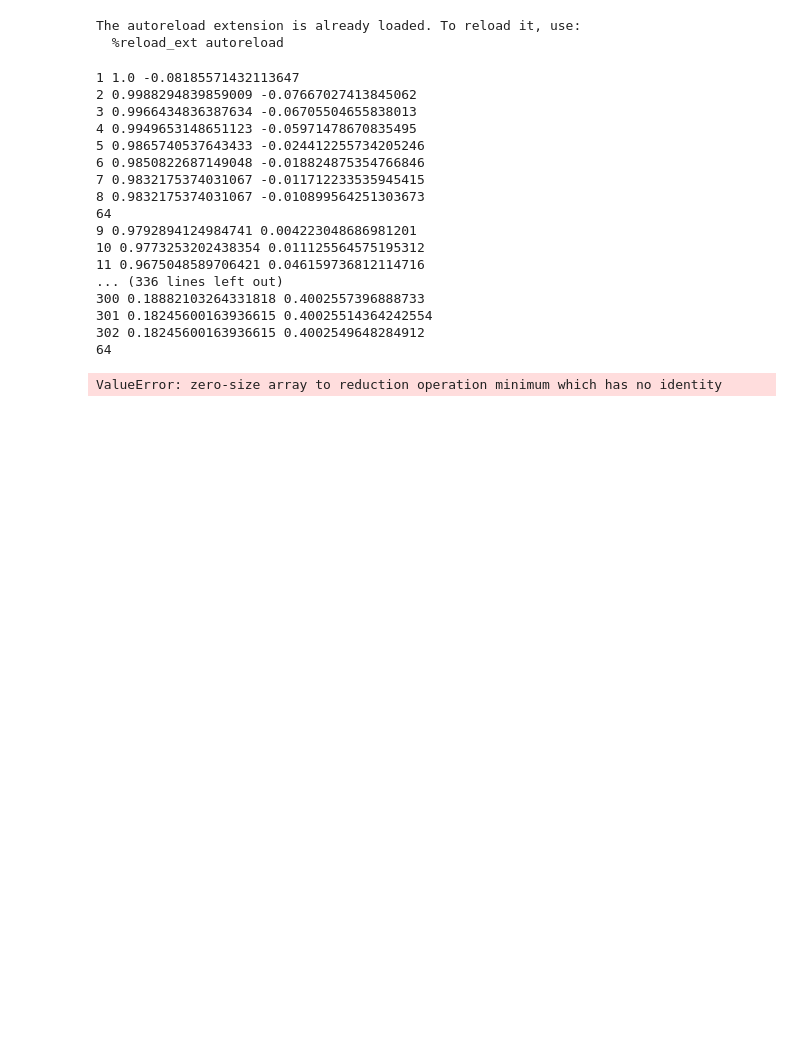
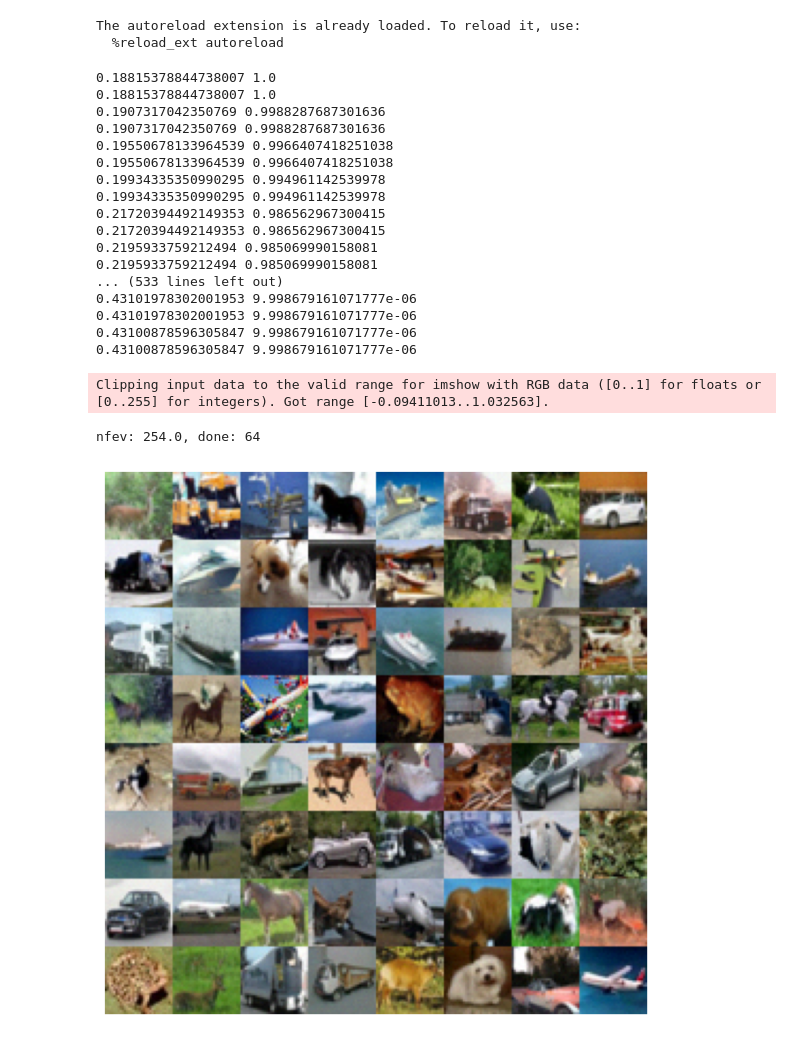
Before and after one commit to HGGshiwo/score_sde_pytorch, a Jupyter notebook: test_env.ipynb, the cells around one changed output. Drawn from its saved outputs; the diff is of its cells as text; code cells hidden in the pictures; blank space fills up the shorter version.

```diff
--- a/test_env.ipynb
+++ b/test_env.ipynb
@@ -57,35 +57,30 @@ env = RK45Env(
 # %% [output]
 The autoreload extension is already loaded. To reload it, use:
   %reload_ext autoreload
-# %%
-samples = None
-def callback(env, td):
-    global samples, step
-    samples = td["z"][td["done"]]
-
-rollout = env.rollout(1000, break_when_any_done=True, callback=callback)
-samples = rollout["z"][rollout["done"][:, -1], -1]
-show_samples(samples)
-# %% [output]
-1 1.0 -0.08185571432113647
-2 0.9988294839859009 -0.07667027413845062
-3 0.9966434836387634 -0.06705504655838013
-4 0.9949653148651123 -0.05971478670835495
-5 0.9865740537643433 -0.024412255734205246
-6 0.9850822687149048 -0.018824875354766846
-7 0.9832175374031067 -0.011712233535945415
-8 0.9832175374031067 -0.010899564251303673
-64
-9 0.9792894124984741 0.004223048686981201
-10 0.9773253202438354 0.011125564575195312
-11 0.9675048589706421 0.046159736812114716
-... (336 lines left out)
-300 0.18882103264331818 0.4002557396888733
-301 0.18245600163936615 0.40025514364242554
-302 0.18245600163936615 0.4002549648284912
-64
-ValueError: zero-size array to reduction operation minimum which has no identity
-[figure, removed]
+# %%
+samples = env.sample()
+show_samples(samples)
+# %% [output]
+0.18815378844738007 1.0
+0.18815378844738007 1.0
+0.1907317042350769 0.9988287687301636
+0.1907317042350769 0.9988287687301636
+0.19550678133964539 0.9966407418251038
+0.19550678133964539 0.9966407418251038
+0.19934335350990295 0.994961142539978
+0.19934335350990295 0.994961142539978
+0.21720394492149353 0.986562967300415
+0.21720394492149353 0.986562967300415
+0.2195933759212494 0.985069990158081
+0.2195933759212494 0.985069990158081
+... (533 lines left out)
+0.43101978302001953 9.998679161071777e-06
+0.43101978302001953 9.998679161071777e-06
+0.43100878596305847 9.998679161071777e-06
+0.43100878596305847 9.998679161071777e-06
+Clipping input data to the valid range for imshow with RGB data ([0..1] for floats or [0..255] for integers). Got range [-0.09411013..1.032563].
+nfev: 254.0, done: 64
+[figure, added]
 # %%
 shape = (64, 3, 32, 32)
 scaler = datasets.get_data_scaler(config)
```
Also changed, not shown: parts of 1 cell of this notebook, 1 other file.
